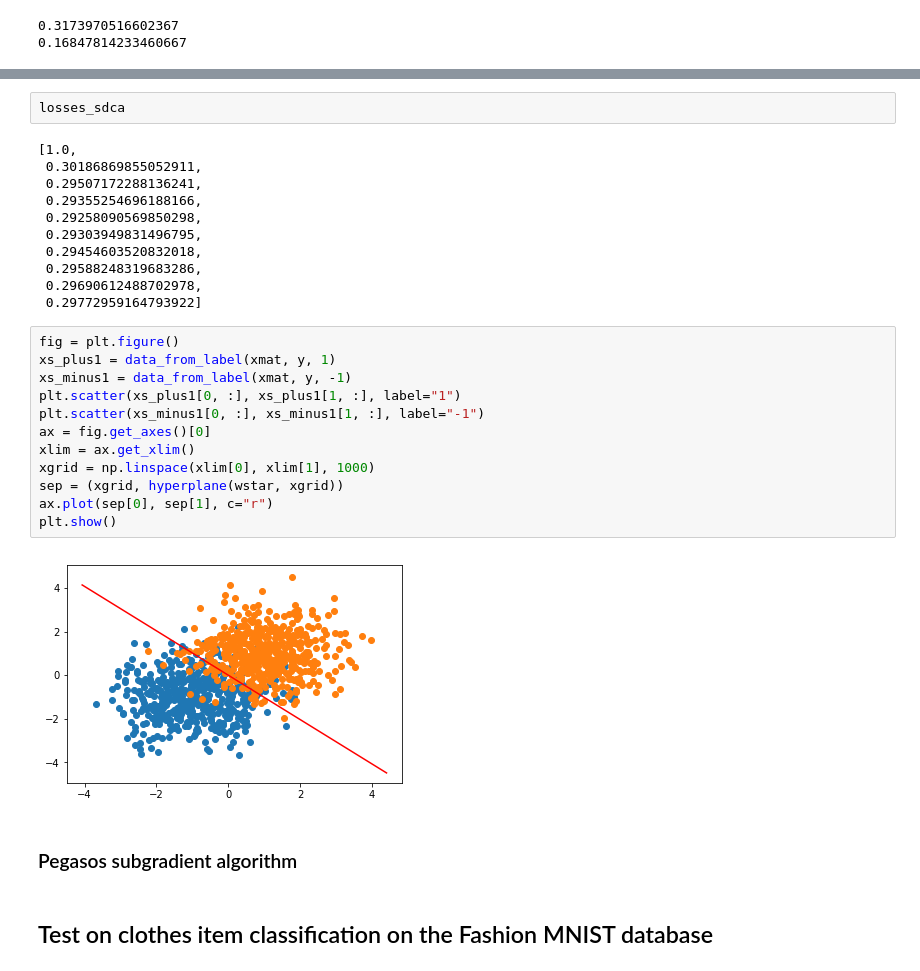
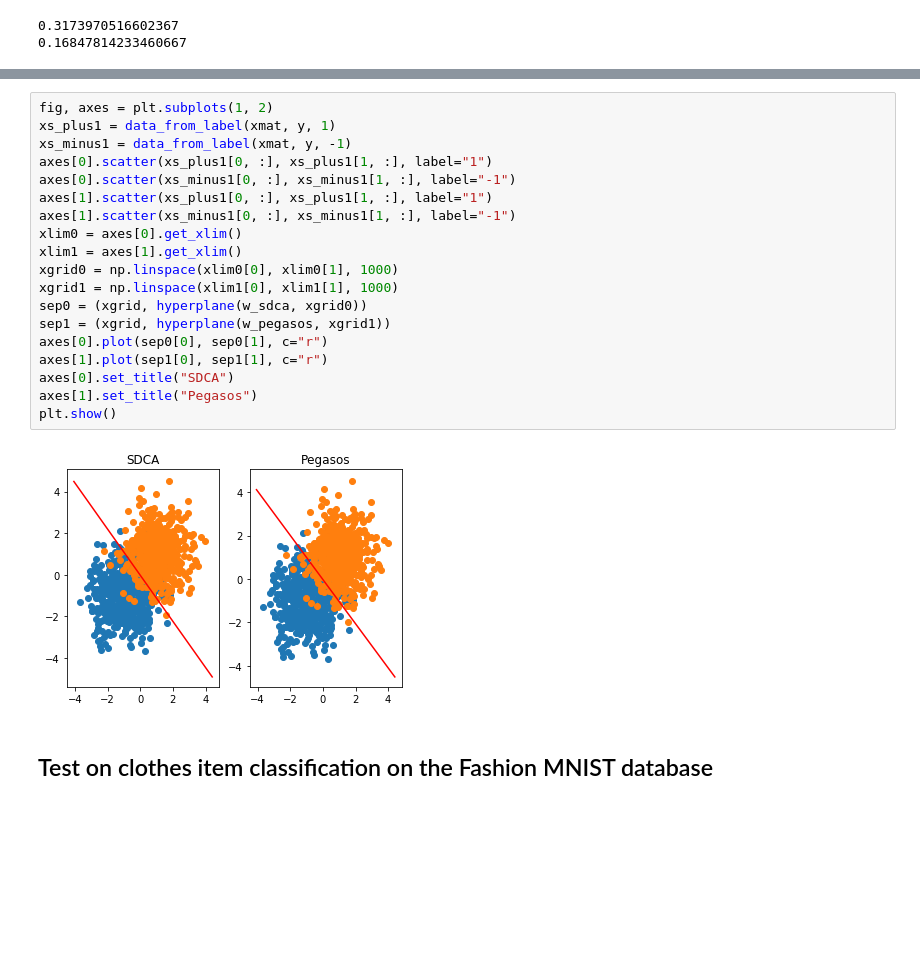
Before and after one commit to BoucheDimitri/SOADML, a Jupyter notebook: SDCA.ipynb, the cells around one changed output, grey strips where cells are left out. Saved outputs shown, nothing was run; the diff lists cells and outputs as text; blank space fills up the shorter version.

```diff
--- a/SDCA.ipynb
+++ b/SDCA.ipynb
@@ -301,32 +302,24 @@ plt.show()
-# %%
-losses_sdca
-# %% [output]
-[1.0,
- 0.30186869855052911,
- 0.29507172288136241,
- 0.29355254696188166,
- 0.29258090569850298,
- 0.29303949831496795,
- 0.29454603520832018,
- 0.29588248319683286,
- 0.29690612488702978,
- 0.29772959164793922]
 # %%
-fig = plt.figure()
+fig, axes = plt.subplots(1, 2)
 xs_plus1 = data_from_label(xmat, y, 1)
 xs_minus1 = data_from_label(xmat, y, -1)
-plt.scatter(xs_plus1[0, :], xs_plus1[1, :], label="1")
-plt.scatter(xs_minus1[0, :], xs_minus1[1, :], label="-1")
-ax = fig.get_axes()[0]
-xlim = ax.get_xlim()
-xgrid = np.linspace(xlim[0], xlim[1], 1000)
-sep = (xgrid, hyperplane(wstar, xgrid))
-ax.plot(sep[0], sep[1], c="r")
+axes[0].scatter(xs_plus1[0, :], xs_plus1[1, :], label="1")
+axes[0].scatter(xs_minus1[0, :], xs_minus1[1, :], label="-1")
+axes[1].scatter(xs_plus1[0, :], xs_plus1[1, :], label="1")
+axes[1].scatter(xs_minus1[0, :], xs_minus1[1, :], label="-1")
+xlim0 = axes[0].get_xlim()
+xlim1 = axes[1].get_xlim()
+xgrid0 = np.linspace(xlim0[0], xlim0[1], 1000)
+xgrid1 = np.linspace(xlim1[0], xlim1[1], 1000)
+sep0 = (xgrid, hyperplane(w_sdca, xgrid0))
+sep1 = (xgrid, hyperplane(w_pegasos, xgrid1))
+axes[0].plot(sep0[0], sep0[1], c="r")
+axes[1].plot(sep1[0], sep1[1], c="r")
+axes[0].set_title("SDCA")
+axes[1].set_title("Pegasos")
 plt.show()
 # %% [output]
-[figure, old version]
+[figure, new version]
-# %% [markdown]
-### Pegasos subgradient algorithm
 # %% [markdown]
 ## Test on clothes item classification on the Fashion MNIST database
 # %%
```
Also changed, not shown: parts of 1 cell of this notebook.
